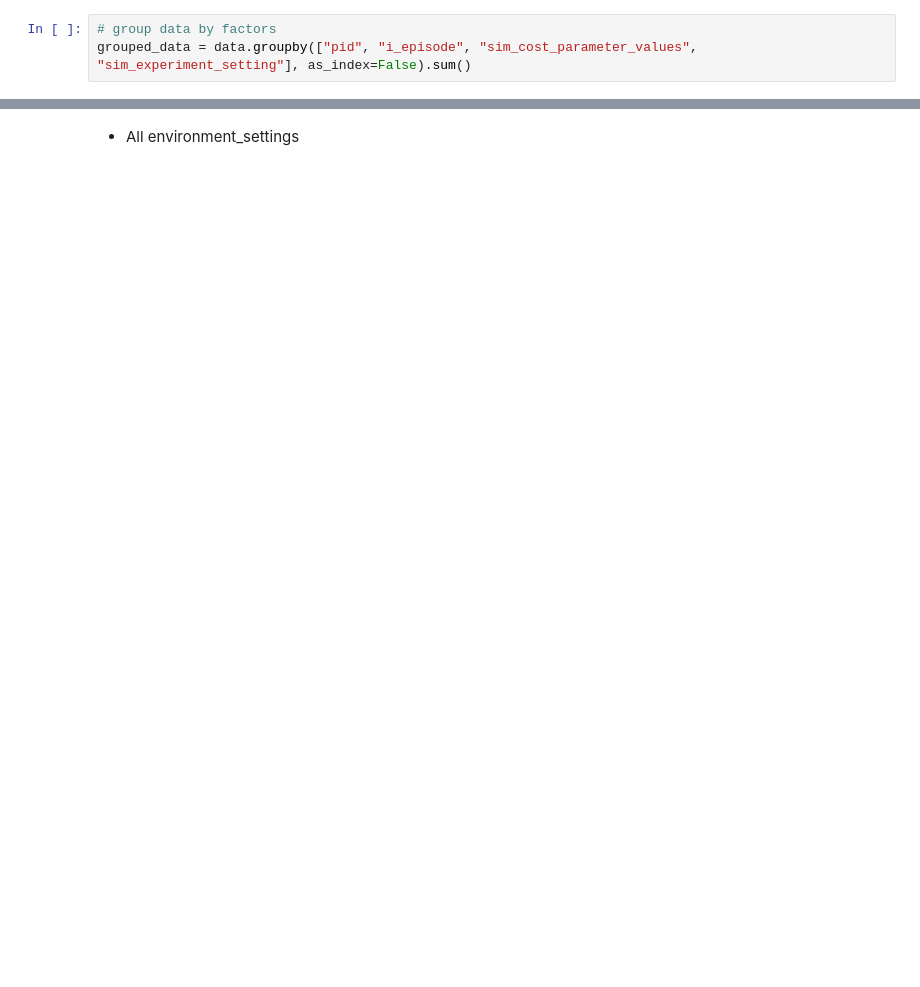
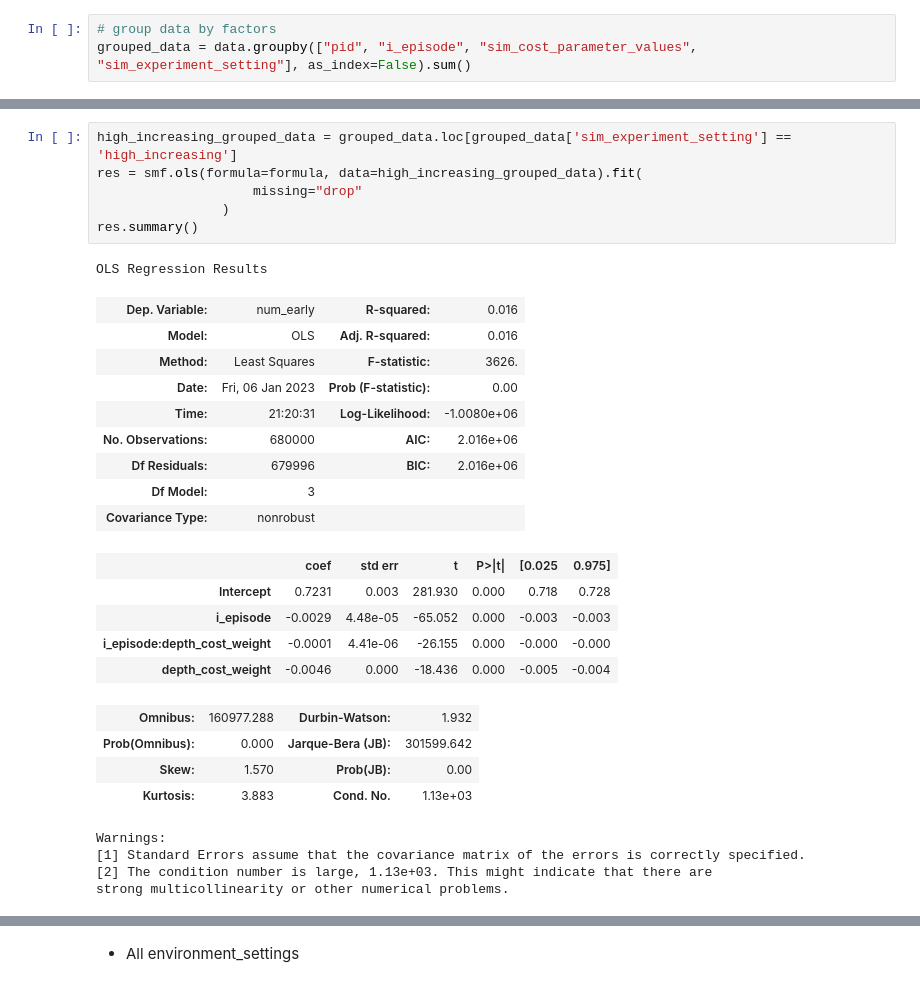
Before and after one commit to RationalityEnhancementGroup/planning-depth-differences, a Jupyter notebook: analysis/methods/learning/Simulated_regressions.ipynb, the cells around one changed output, grey strips where cells are left out. Cells and saved outputs as stored; diff of their text form; blank space fills up the shorter version.

```diff
--- a/analysis/methods/learning/Simulated_regressions.ipynb
+++ b/analysis/methods/learning/Simulated_regressions.ipynb
@@ -72,0 +140,30 @@ strong multicollinearity or other numerical problems.
+# %%
+high_increasing_grouped_data = grouped_data.loc[grouped_data['sim_experiment_setting'] == 'high_increasing']
+res = smf.ols(formula=formula, data=high_increasing_grouped_data).fit(
+                    missing="drop"
+                )
+res.summary()
+# %% [output]
+OLS Regression Results
+| Dep. Variable: | num_early | R-squared: | 0.016 |
+| Model: | OLS | Adj. R-squared: | 0.016 |
+| Method: | Least Squares | F-statistic: | 3626. |
+| Date: | Fri, 06 Jan 2023 | Prob (F-statistic): | 0.00 |
+| Time: | 21:20:31 | Log-Likelihood: | -1.0080e+06 |
+| No. Observations: | 680000 | AIC: | 2.016e+06 |
+| Df Residuals: | 679996 | BIC: | 2.016e+06 |
+| Df Model: | 3 |  |  |
+| Covariance Type: | nonrobust |  |  |
+|  | coef | std err | t | P>|t| | [0.025 | 0.975] |
+| Intercept | 0.7231 | 0.003 | 281.930 | 0.000 | 0.718 | 0.728 |
+| i_episode | -0.0029 | 4.48e-05 | -65.052 | 0.000 | -0.003 | -0.003 |
+| i_episode:depth_cost_weight | -0.0001 | 4.41e-06 | -26.155 | 0.000 | -0.000 | -0.000 |
+| depth_cost_weight | -0.0046 | 0.000 | -18.436 | 0.000 | -0.005 | -0.004 |
+| Omnibus: | 160977.288 | Durbin-Watson: | 1.932 |
+| Prob(Omnibus): | 0.000 | Jarque-Bera (JB): | 301599.642 |
+| Skew: | 1.570 | Prob(JB): | 0.00 |
+| Kurtosis: | 3.883 | Cond. No. | 1.13e+03 |
+Warnings:
+[1] Standard Errors assume that the covariance matrix of the errors is correctly specified.
+[2] The condition number is large, 1.13e+03. This might indicate that there are
+strong multicollinearity or other numerical problems.
```
Also changed, not shown: parts of 27 cells of this notebook.
